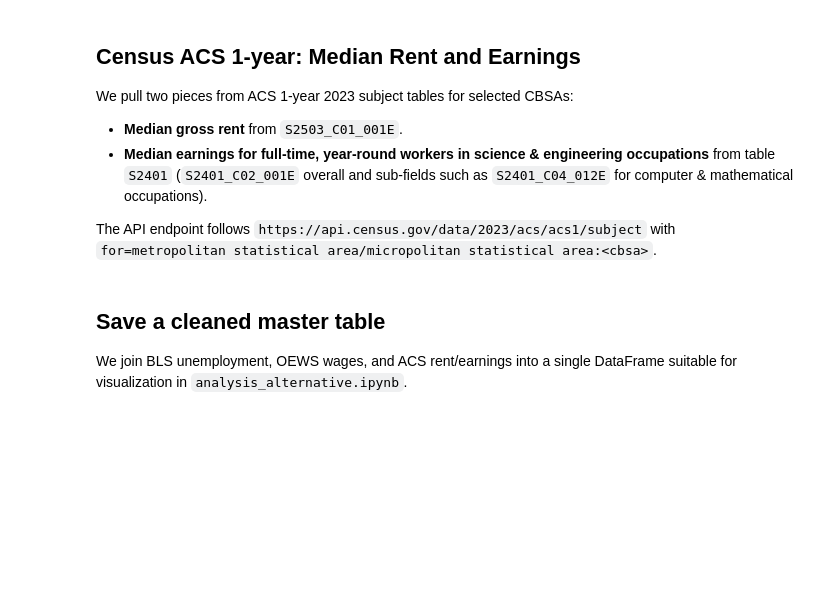
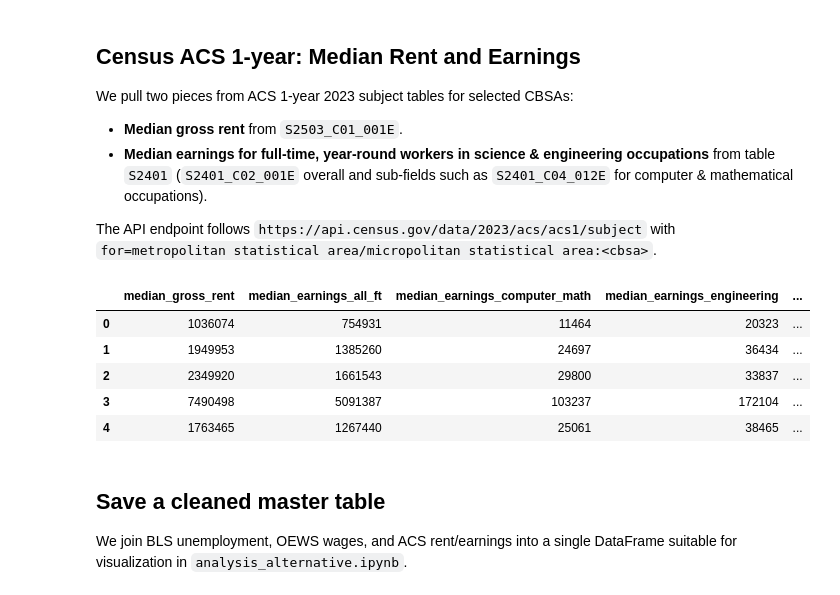
Before and after one commit to atharva789/data_viz_challenge, a Jupyter notebook: data_loading_script.ipynb, the cells around one changed output. Cells and saved outputs as stored; diff of their text form; code cells hidden in the pictures; blank space fills up the shorter version.

```diff
--- a/data_loading_script.ipynb
+++ b/data_loading_script.ipynb
@@ -211,60 +235,98 @@ all_vars = rent_vars + stem_vars
 var_query = ",".join(all_vars)
 acs_csv = DATA_DIR / "acs_rent_stem_earnings.csv"
 
+# records = []
+# if CENSUS_API_KEY:
+#     for cbsa, name in cbsa_list.items():
+#         params = {
+#             "get": var_query,
+#             "for": f"metropolitan statistical area:{cbsa}",
+#             "key": CENSUS_API_KEY,
+#         }
+#         try:
+#             resp = requests.get(
+#                 "https://api.census.gov/data/2023/acs/acs1/subject",
+#                 params=params,
+#                 timeout=60,
+#             )
+#             resp.raise_for_status()
+#             data = resp.json()
+#             headers, values = data[0], data[1]
+#             row = dict(zip(headers, values))
+#             row["cbsa"] = cbsa
+#             row["metro_name"] = name
+#             records.append(row)
+#         except RequestException as exc:
+#             print(f"Census API call failed for {name} ({cbsa}): {exc}")
+
 records = []
 if CENSUS_API_KEY:
-    for cbsa, name in cbsa_list.items():
-        params = {
-            "get": var_query,
-            "for": f"metropolitan statistical area/micropolitan statistical area:{cbsa}",
-            "key": CENSUS_API_KEY,
-        }
-        try:
-            resp = requests.get(
-                "https://api.census.gov/data/2023/acs/acs1/subject",
-                params=params,
-                timeout=60,
-            )
-            resp.raise_for_status()
-            data = resp.json()
-            headers, values = data[0], data[1]
-            row = dict(zip(headers, values))
-            row["cbsa"] = cbsa
-            row["metro_name"] = name
-            records.append(row)
-        except RequestException as exc:
-            print(f"Census API call failed for {name} ({cbsa}): {exc}")
+    # Build a single call for all CBSAs
+    cbsa_codes = ",".join(cbsa_list.keys())
+    params = {
+        "get": var_query,
+        "for": f"metropolitan statistical area/micropolitan statistical area:*",
+        "key": CENSUS_API_KEY,
+    }
+    try:
+        resp = requests.get(
+            "https://api.census.gov/data/2023/acs/acs1/subject",
+            params=params,
+            timeout=60,
+        )
+        resp.raise_for_status()
+        data = resp.json()
+        headers = data[0]
+
+        # Filter for our target CBSAs
+        for row_values in data[1:]:
+            row = dict(zip(headers, row_values))
+            cbsa_code = row.get("metropolitan statistical area/micropolitan statistical area")
+            if cbsa_code in cbsa_list:
+                row["cbsa"] = cbsa_code
+                row["metro_name"] = cbsa_list[cbsa_code]
+                records.append(row)
+
+    except RequestException as exc:
+        print(f"Census API call failed: {exc}")
 
 if records:
     acs_df = pd.DataFrame(records)
 else:
     if acs_csv.exists():
         acs_df = pd.read_csv(acs_csv)
         print(f"Loaded cached ACS data from {acs_csv}")
     else:
         fallback_rows = [
             {"cbsa": "17460", "metro_name": "Cleveland-Elyria, OH", "median_gross_rent": 1150, "median_earnings_all_ft": 52000, "median_earnings_computer_math": 93000, "median_earnings_engineering": 91000, "median_earnings_life_physical_social_sci": 74000},
             {"cbsa": "41860", "metro_name": "San Francisco-Oakland-Berkeley, CA", "median_gross_rent": 2600, "median_earnings_all_ft": 87000, "median_earnings_computer_math": 150000, "median_earnings_engineering": 140000, "median_earnings_life_physical_social_sci": 115000},
             {"cbsa": "42660", "metro_name": "Seattle-Tacoma-Bellevue, WA", "median_gross_rent": 1950, "median_earnings_all_ft": 78000, "median_earnings_computer_math": 135000, "median_earnings_engineering": 128000, "median_earnings_life_physical_social_sci": 99000},
             {"cbsa": "14460", "metro_name": "Boston-Cambridge-Newton, MA-NH", "median_gross_rent": 2100, "median_earnings_all_ft": 76000, "median_earnings_computer_math": 140000, "median_earnings_engineering": 125000, "median_earnings_life_physical_social_sci": 105000},
             {"cbsa": "35620", "metro_name": "New York-Newark-Jersey City, NY-NJ-PA", "median_gross_rent": 2300, "median_earnings_all_ft": 71000, "median_earnings_computer_math": 135000, "median_earnings_engineering": 120000, "median_earnings_life_physical_social_sci": 98000},
             {"cbsa": "12420", "metro_name": "Austin-Round Rock-Georgetown, TX", "median_gross_rent": 1550, "median_earnings_all_ft": 65000, "median_earnings_computer_math": 122000, "median_earnings_engineering": 113000, "median_earnings_life_physical_social_sci": 90000},
             {"cbsa": "47900", "metro_name": "Washington-Arlington-Alexandria, DC-VA-MD-WV", "median_gross_rent": 2000, "median_earnings_all_ft": 82000, "median_earnings_computer_math": 138000, "median_earnings_engineering": 125000, "median_earnings_life_physical_social_sci": 102000},
             {"cbsa": "33100", "metro_name": "Miami-Fort Lauderdale-West Palm Beach, FL", "median_gross_rent": 1700, "median_earnings_all_ft": 56000, "median_earnings_computer_math": 110000, "median_earnings_engineering": 98000, "median_earnings_life_physical_social_sci": 82000},
         ]
         acs_df = pd.DataFrame(fallback_rows)
         print("No Census API responses; using bundled sample ACS data.")
 
 acs_df.rename(columns={
     "S2503_C01_001E": "median_gross_rent",
     "S2401_C02_001E": "median_earnings_all_ft",
     "S2401_C04_012E": "median_earnings_computer_math",
     "S2401_C04_014E": "median_earnings_engineering",
     "S2401_C04_016E": "median_earnings_life_physical_social_sci",
 }, inplace=True)
 
 acs_df.to_csv(acs_csv, index=False)
 acs_df.head()
+# %% [output]
+|  | median_gross_rent | median_earnings_all_ft | median_earnings_computer_math | median_earnings_engineering | ... |
+| 0 | 1036074 | 754931 | 11464 | 20323 | ... |
+| 1 | 1949953 | 1385260 | 24697 | 36434 | ... |
+| 2 | 2349920 | 1661543 | 29800 | 33837 | ... |
+| 3 | 7490498 | 5091387 | 103237 | 172104 | ... |
+| 4 | 1763465 | 1267440 | 25061 | 38465 | ... |
 # %% [markdown]
 
 ## Save a cleaned master table
```
Also changed, not shown: parts of 4 cells of this notebook, 8 other files.
